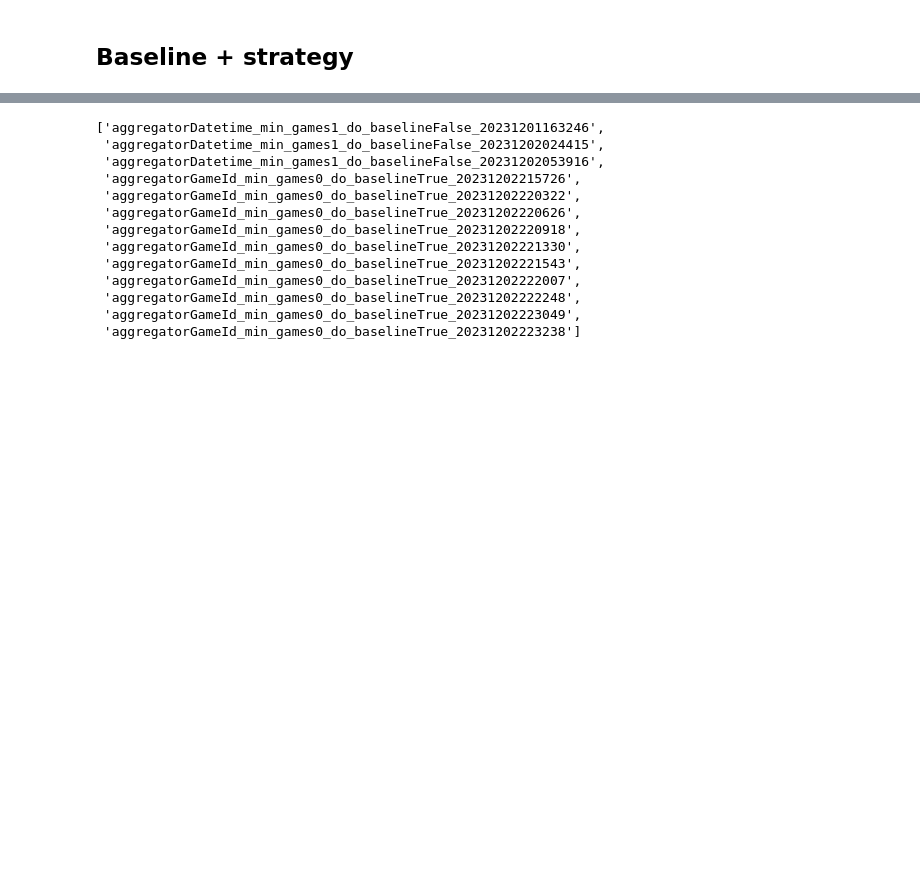
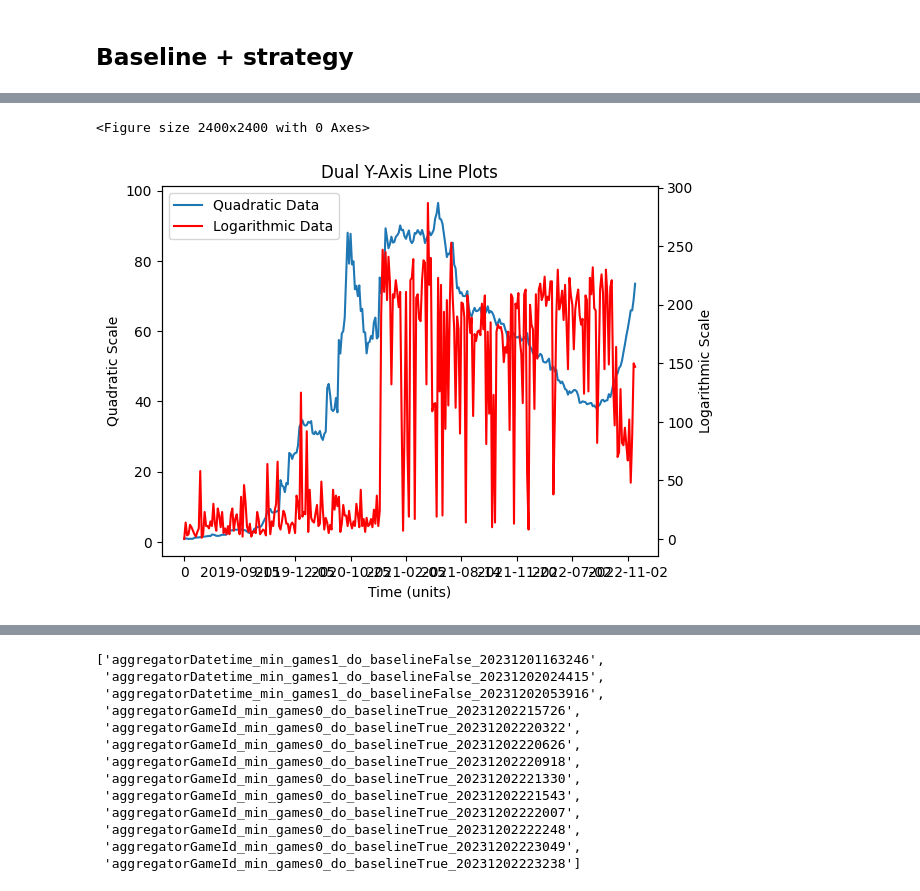
Before and after one commit to MarcosAugusto47/soccer-betting-strategy, a Jupyter notebook: notebook_plot.ipynb, the cells around one changed output, grey strips where cells are left out. Saved outputs shown, nothing was run; the diff lists cells and outputs as text; code cells hidden in the pictures; blank space fills up the shorter version.

```diff
--- a/notebook_plot.ipynb
+++ b/notebook_plot.ipynb
@@ -336 +533,37 @@ df_baseline2.date = pd.to_datetime(df_baseline2.date)
+# %%
+plt.figure(figsize=(24, 24))
+
+# Create a figure and a primary axis
+fig, ax1 = plt.subplots()
+
+# First line plot on the primary y-axis
+line1, = ax1.plot(df.date, df.stake, label='Quadratic Data')
+ax1.set_xlabel('Time (units)')
+ax1.set_ylabel('Quadratic Scale')
+ax1.tick_params(axis='y')
+
+# Manually setting x-ticks
+selected_ticks = df['date'][::len(df) // 8]  # Adjust the step size as needed
+#plt.xticks(selected_ticks, rotation=90)
+ax1.set_xticks(selected_ticks)
+
+
+# Create a secondary y-axis for the second line plot
+ax2 = ax1.twinx()
+line2, = ax2.plot(df.date, df.n_favorable_bets, color='r', label='Logarithmic Data')
+ax2.set_ylabel('Logarithmic Scale')
+ax2.tick_params(axis='y')
+
+
+# Add legends and title
+plt.title('Dual Y-Axis Line Plots')
+lines = [line1, line2]
+labels = [l.get_label() for l in lines]
+plt.legend(lines, labels, loc='upper left')
+
+# Show the plot
+plt.show()
+# %% [output]
+<Figure size 2400x2400 with 0 Axes>
+[figure, added]
 # %%
```
Also changed, not shown: parts of 10 cells of this notebook, 1 other file.
